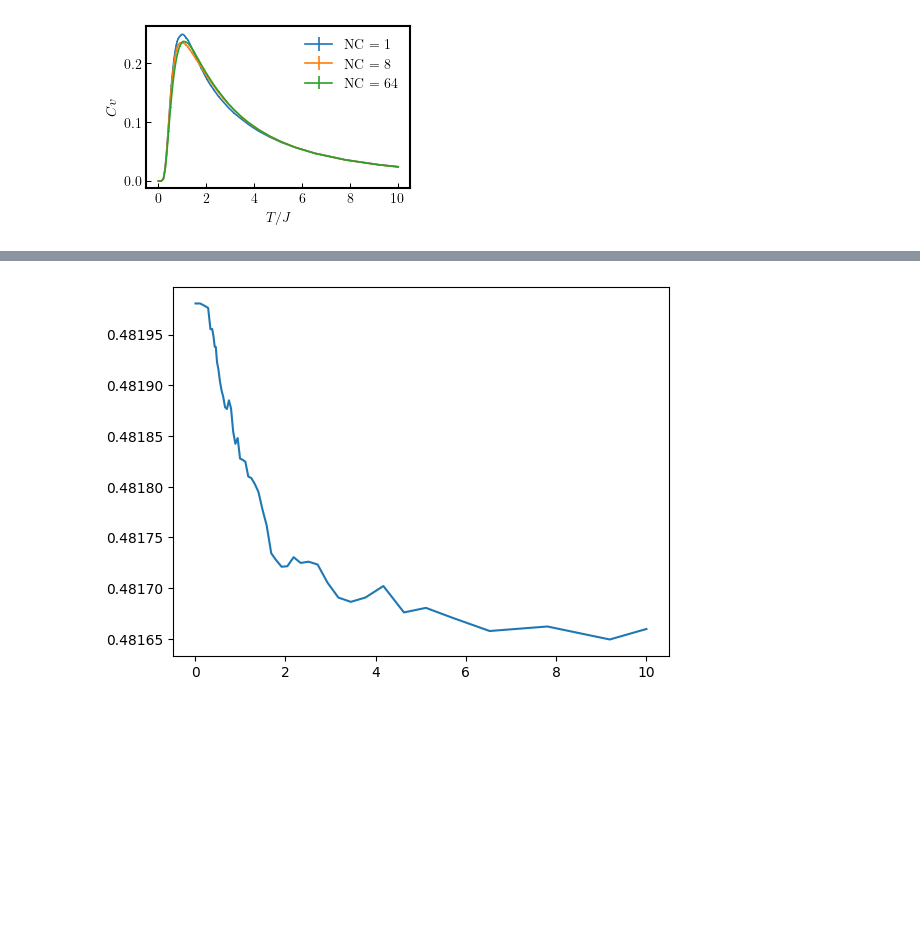
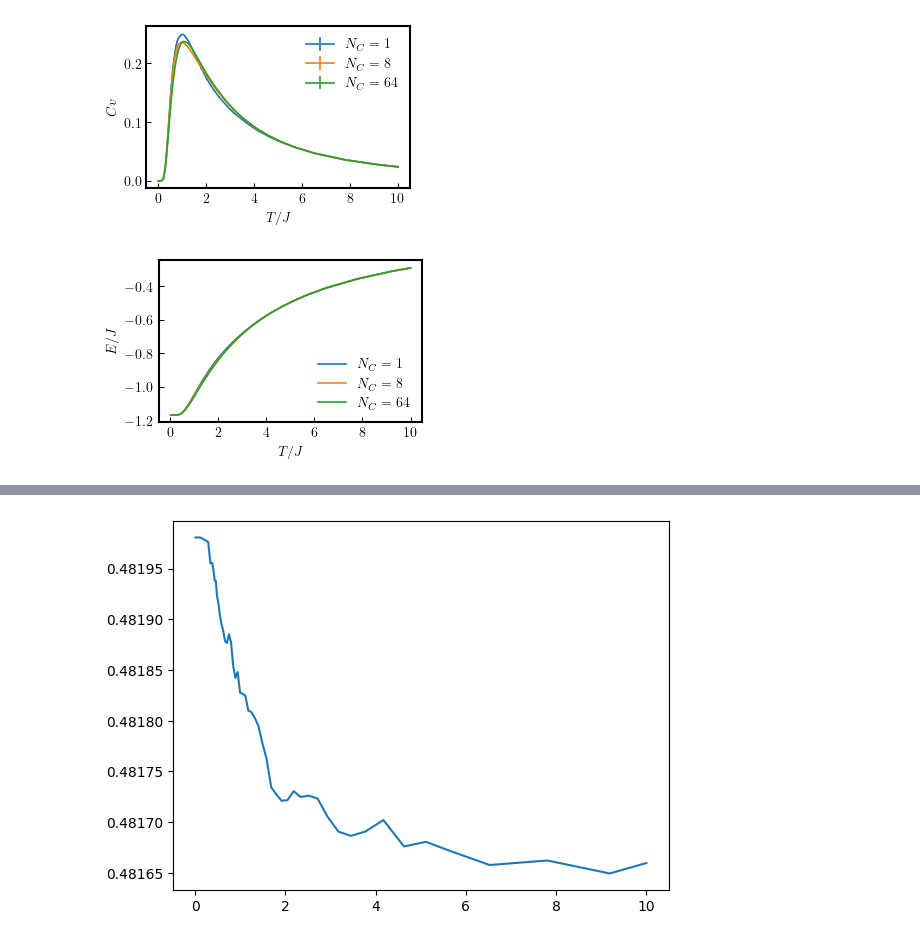
Before and after one commit to Alejo-Costa-Duran/ParallelTempering, a Jupyter notebook: dataAnalysis.ipynb, the cells around one changed output, grey strips where cells are left out. Saved outputs shown, nothing was run; the diff lists cells and outputs as text; code cells hidden in the pictures; blank space fills up the shorter version.

```diff
--- a/dataAnalysis.ipynb
+++ b/dataAnalysis.ipynb
@@ -93,7 +93,7 @@ def process_data(fileRoot,numFiles,nSpins, distances):
         e_list = np.concatenate(e_list)
         m_list = np.concatenate(m_list)
         e_mean[idx] = np.mean(e_list)
-        cvs =  bootstrap_cv(e_list,t,n = 1000)
+        cvs =  bootstrap_cv(e_list,t,n = 10)
         cv_mean[idx] += cvs[0]
         cv_mean_err[idx] += cvs[1]
 
@@ -101,7 +101,7 @@ def process_data(fileRoot,numFiles,nSpins, distances):
 
     return (corr_mean/(amount),e_mean/(nSpins),m_mean/(nSpins),cv_mean/(nSpins),cv_mean_err/(nSpins),temp_list)
 # %%
-corr64,e64,m64,cv64,cverr64, t64 = process_data("../PT-Data/0Field/DatosN64Proceso",50,24*64,13)
+corr64,e64,m64,cv64,cverr64, t64 = process_data("../PT-Data/0Field/DatosN64Proceso",50,24*64,9)
 corr1, e1,m1,cv1,cverr1, t1 = process_data("../PT-Data/0Field/DatosN1Proceso",50,24,-1)
 corr8, e8,m8,cv8,cverr8, t8 = process_data("../PT-Data/0Field/DatosN8Proceso",50,24*8,-1)
 # %% [output]
@@ -125,24 +143,24 @@ print(cv8)
 # %%
 figCv, axCv = plt.subplots()
-axCv.errorbar(np.array(t1),cv1,2*cverr1, label = 'NC = 1')
-axCv.errorbar(np.array(t8),cv8,2*cverr8, label = 'NC = 8')
-axCv.errorbar(np.array(t64),cv64,2*cverr64, label = 'NC = 64')
+axCv.errorbar(np.array(t1),cv1,2*cverr1, label = r'$N_C = 1$')
+axCv.errorbar(np.array(t8),cv8,2*cverr8, label = r'$N_C = 8$')
+axCv.errorbar(np.array(t64),cv64,2*cverr64, label = r'$N_C = 64$')
 axCv.set_ylabel(r'$Cv$')
 axCv.set_xlabel(r'$T/J$')
 axCv.legend()
 figCv.savefig("./CvAntiferro.eps",format = 'eps',dpi=800, bbox_inches = 'tight',pad_inches = 0.03)
 figCv.show()
 
-#plt.plot(np.array(t1),e1, label = 'NC = 1')
-#plt.plot(np.array(t8),e8, label = 'NC = 8')
-#plt.plot(np.array(t64),e64, label = 'NC = 64')
-# plt.legend()
-# plt.show()
 
-#plt.plot(np.array(t1),m1, label = 'NC = 1')
-#plt.plot(np.array(t8),m8, label = 'NC = 8')
-# plt.plot(np.array(t64),m64, label = 'NC = 64')
-# plt.legend()
-# plt.show()
+figEnergy, axEnergy = plt.subplots()
+axEnergy.plot(np.array(t1),e1, label = r'$N_C = 1$')
+axEnergy.plot(np.array(t8),e8, label = r'$N_C = 8$')
+axEnergy.plot(np.array(t64),e64, label = r'$N_C = 64$')
+axEnergy.set_ylabel(r'$E/J$')
+axEnergy.set_xlabel(r'$T/J$')
+axEnergy.legend()
+figEnergy.savefig("./EnergyAntiferro.eps",format = 'eps',dpi=800, bbox_inches = 'tight',pad_inches = 0.03)
+figEnergy.show()
 # %% [output]
-[figure, old version]
+[figure, new version]
+[figure, added]
```
Also changed, not shown: parts of 5 cells of this notebook, 8 other files.
